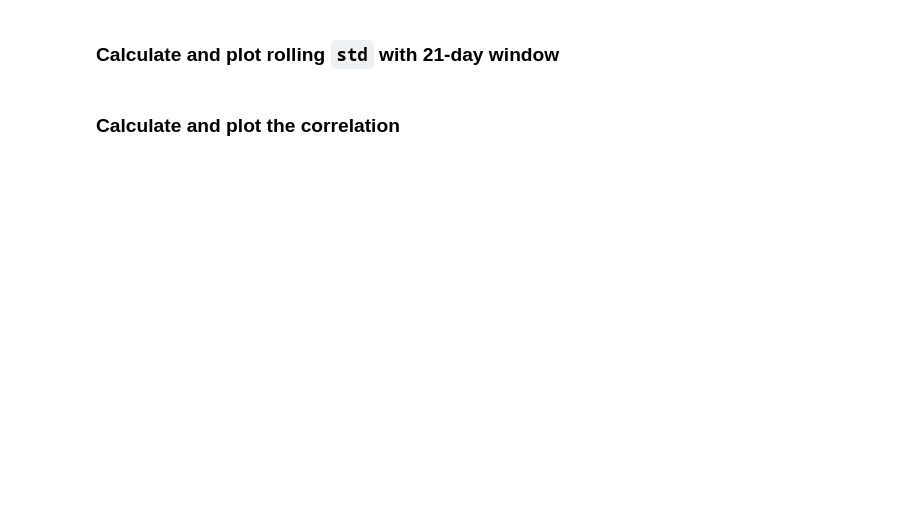
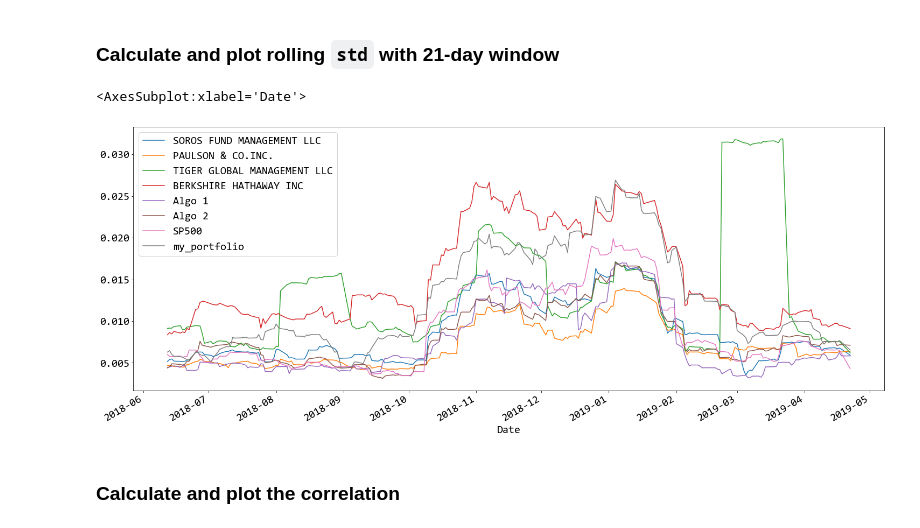
Before and after one commit to crisstelista/FinTech-Bootcamp, a Jupyter notebook: PREWORK_CP/Module-4/Homework/whale_analysis.ipynb, the cells around one changed output. Drawn from its saved outputs; the diff is of its cells as text; code cells hidden in the pictures; blank space fills up the shorter version.

Commit message:
Custom Portfolio

```diff
--- a/PREWORK_CP/Module-4/Homework/whale_analysis.ipynb
+++ b/PREWORK_CP/Module-4/Homework/whale_analysis.ipynb
@@ -400,4 +443,6 @@ For this demo solution, we fetch data from three companies listes in the S&P 500
 # %%
 # Reset Date index
+combined_stocks.index.names = ["Date"]
+combined_stocks.sort_index(inplace=True)
 # %%
 # Reorganize portfolio data by having a column per symbol
@@ -404,6 +450,7 @@ For this demo solution, we fetch data from three companies listes in the S&P 500
 # %%
 # Calculate daily returns
-
+combined_stocks = combined_stocks.pct_change()
 # Drop NAs
-
+combined_stocks.dropna(inplace=True)
 # Display sample data
+combined_stocks.head()
@@ -414,5 +469,6 @@ For this demo solution, we fetch data from three companies listes in the S&P 500
 weights = [1/3, 1/3, 1/3]
 
 # Calculate portfolio return
-
+weighted_returns = combined_stocks.dot(weights)
 # Display sample data
+weighted_returns.head()
@@ -420,3 +484,6 @@ weights = [1/3, 1/3, 1/3]
 ## Join your portfolio returns to the DataFrame that contains all of the portfolio returns
 # %%
 # Join your returns DataFrame to the original returns DataFrame
+weighted_returns = pd.concat([daily_returns,weighted_returns], axis="columns", join="inner")
+weighted_returns.rename(columns = {0:"my_portfolio"}, inplace = True)
+weighted_returns.head()
@@ -432,7 +529,10 @@ weights = [1/3, 1/3, 1/3]
 ### Calculate and plot rolling `std` with 21-day window
 # %%
 # Calculate rolling standard deviation
-
+weighted_returns.rolling(window=21).std().plot(figsize=(25,10))
 # Plot rolling standard deviation
+# %% [output]
+<AxesSubplot:xlabel='Date'>
+[figure, added]
 # %% [markdown]
 ### Calculate and plot the correlation
```
Also changed, not shown: parts of 32 cells of this notebook.
